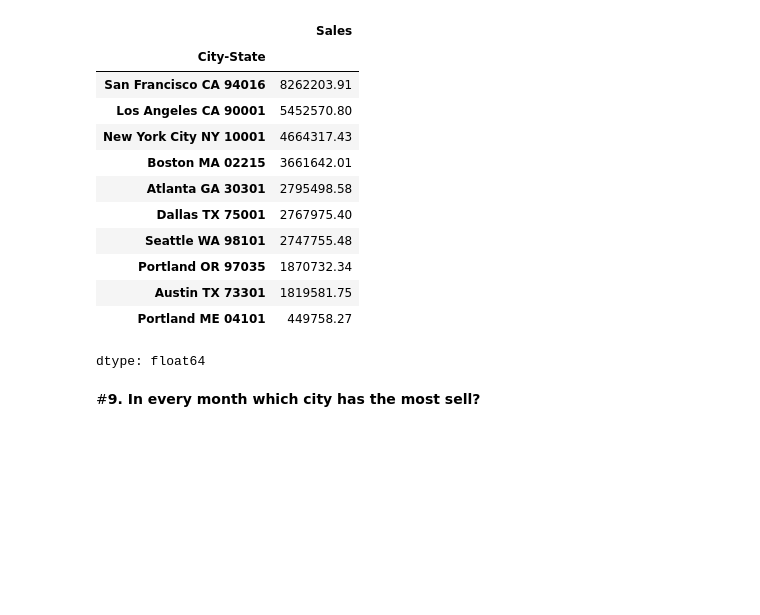
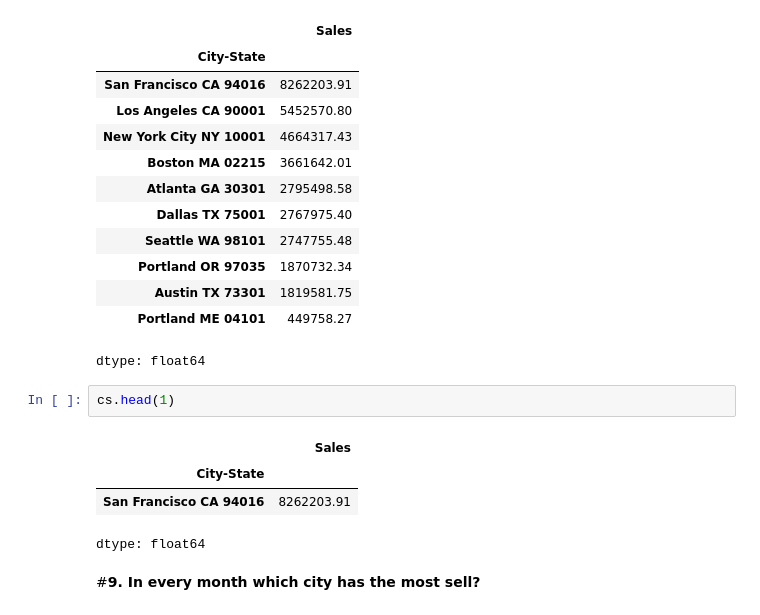
Before and after one commit to imhasib777/Data-Analysis-projects-using-Python, a Jupyter notebook: Task_01.ipynb, the cells around one changed output. Cells and saved outputs as stored; diff of their text form; blank space fills up the shorter version.

```diff
--- a/Task_01.ipynb
+++ b/Task_01.ipynb
@@ -161,6 +168,13 @@ cs
 | Austin TX 73301 | 1819581.75 |
 | Portland ME 04101 | 449758.27 |
 dtype: float64
+# %%
+cs.head(1)
+# %% [output]
+|  | Sales |
+| City-State |  |
+| San Francisco CA 94016 | 8262203.91 |
+dtype: float64
 # %% [markdown]
 #**9. In every month which city has the most sell?**
 # %%
```
Also changed, not shown: parts of 12 cells of this notebook.
